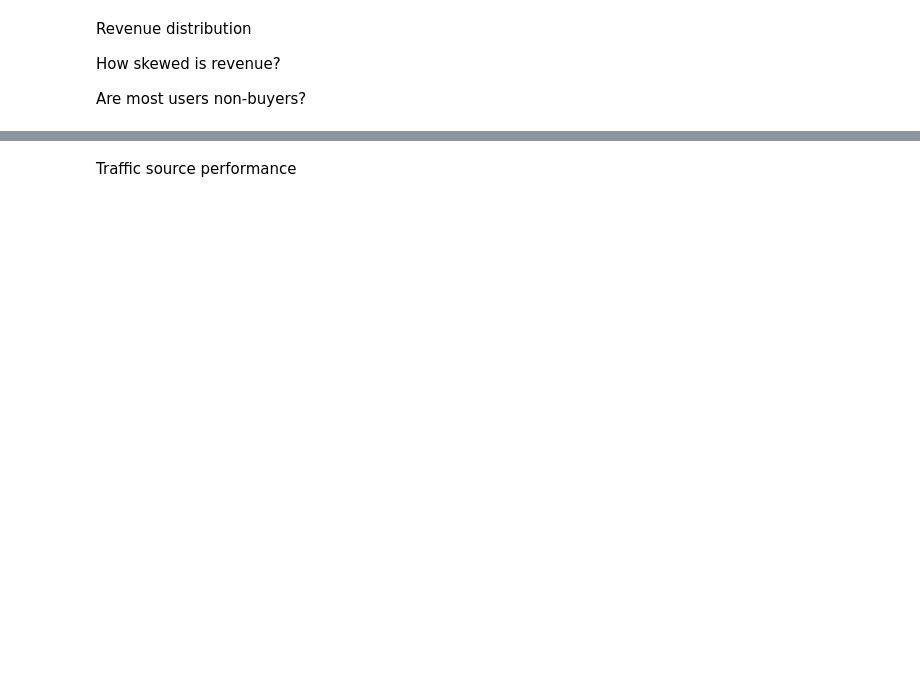
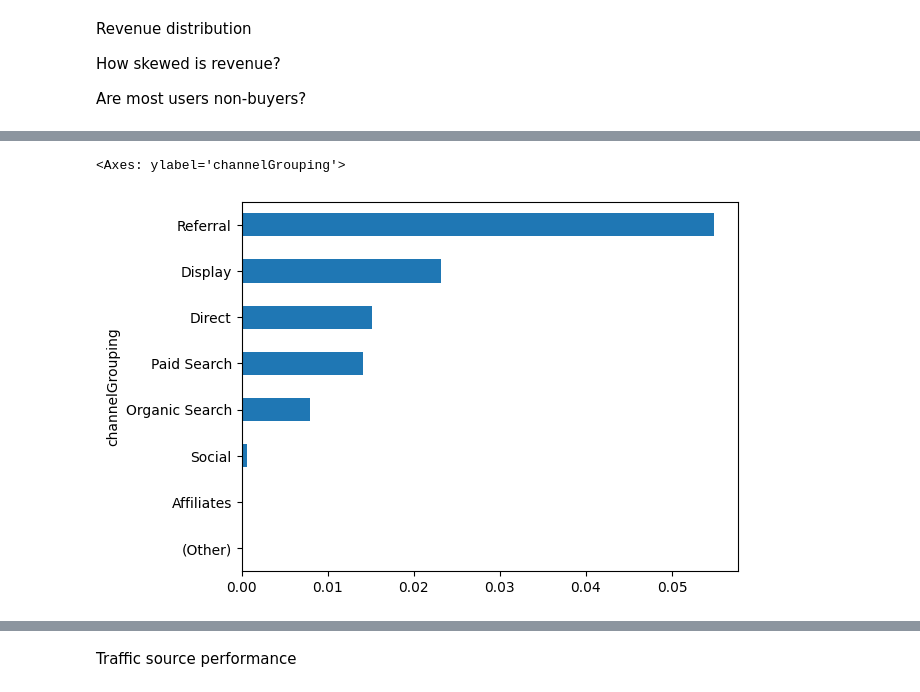
Before and after one commit to snehalsreedhar/Marketing-Decision-Engine-From-Attribution-to-Spend-Optimization, a Jupyter notebook: notebooks/eda.ipynb, the cells around one changed output, grey strips where cells are left out. Drawn from its saved outputs; the diff is of its cells as text; code cells hidden in the pictures; blank space fills up the shorter version.

```diff
--- a/notebooks/eda.ipynb
+++ b/notebooks/eda.ipynb
@@ -173,0 +318,2 @@ Conversion rate analysis
+# %%
+df_cleaned['converted'] = (df['totals_transactionRevenue'] > 0).astype(int)
@@ -173,0 +373,5 @@ Conversion rate analysis
+# %%
+df_cleaned.groupby('channelGrouping')['converted'].mean().sort_values().plot(kind='barh')
+# %% [output]
+<Axes: ylabel='channelGrouping'>
+[figure, added]
```
Also changed, not shown: parts of 89 cells of this notebook, 1 other file.
